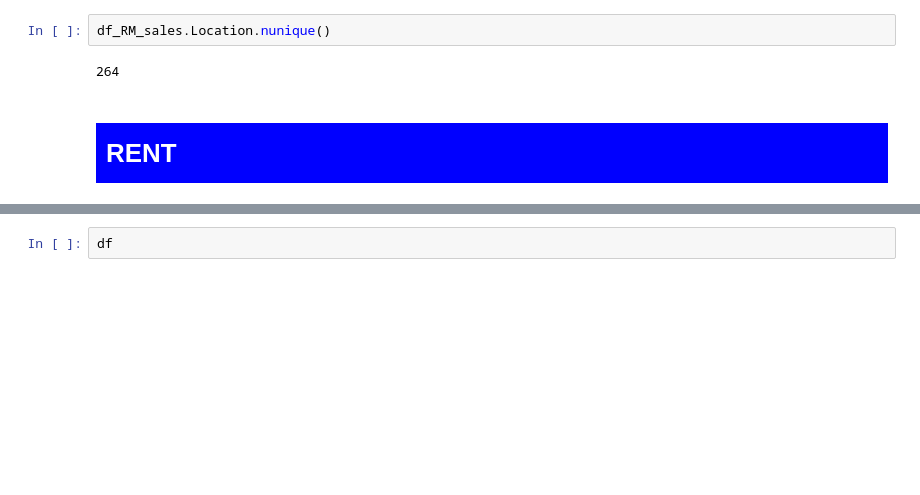
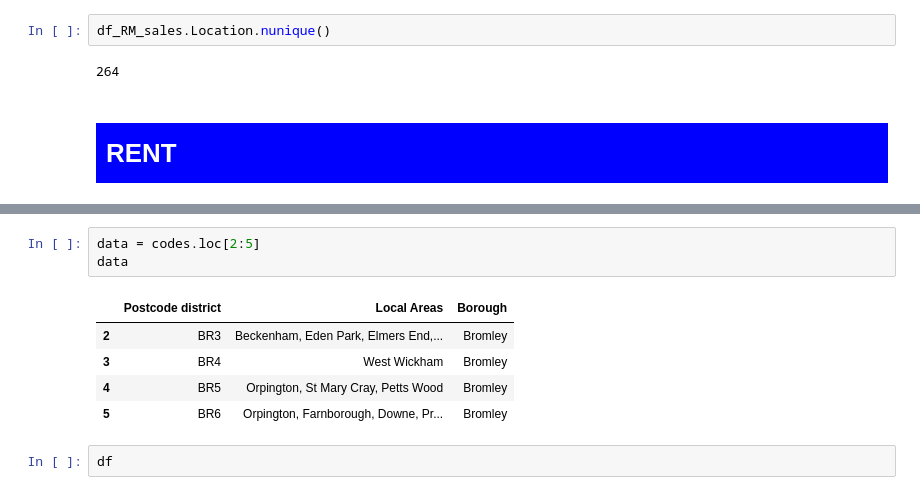
Before and after one commit to Timmtet/Data-Gathering, a Jupyter notebook: Rightmove.ipynb, the cells around one changed output, grey strips where cells are left out. Cells and saved outputs as stored; diff of their text form; blank space fills up the shorter version.

```diff
--- a/Rightmove.ipynb
+++ b/Rightmove.ipynb
@@ -262,3 +272,12 @@ df.shape
+# %%
+data = codes.loc[2:5]
+data
+# %% [output]
+|  | Postcode district | Local Areas | Borough |
+| 2 | BR3 | Beckenham, Eden Park, Elmers End,... | Bromley |
+| 3 | BR4 | West Wickham | Bromley |
+| 4 | BR5 | Orpington, St Mary Cray, Petts Wood | Bromley |
+| 5 | BR6 | Orpington, Farnborough, Downe, Pr... | Bromley |
 # %%
 df
 # %% [output]
```
Also changed, not shown: parts of 4 cells of this notebook, 2 other files.
